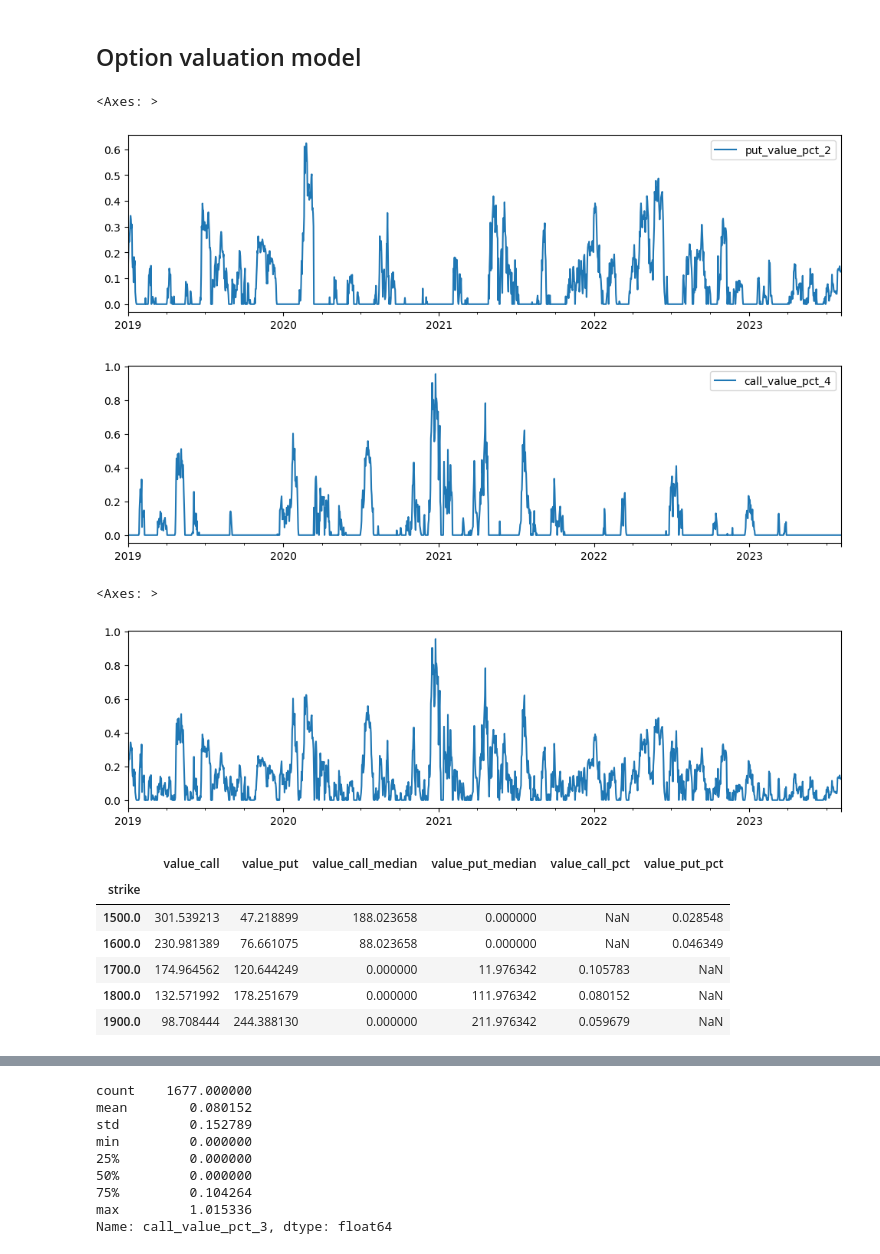
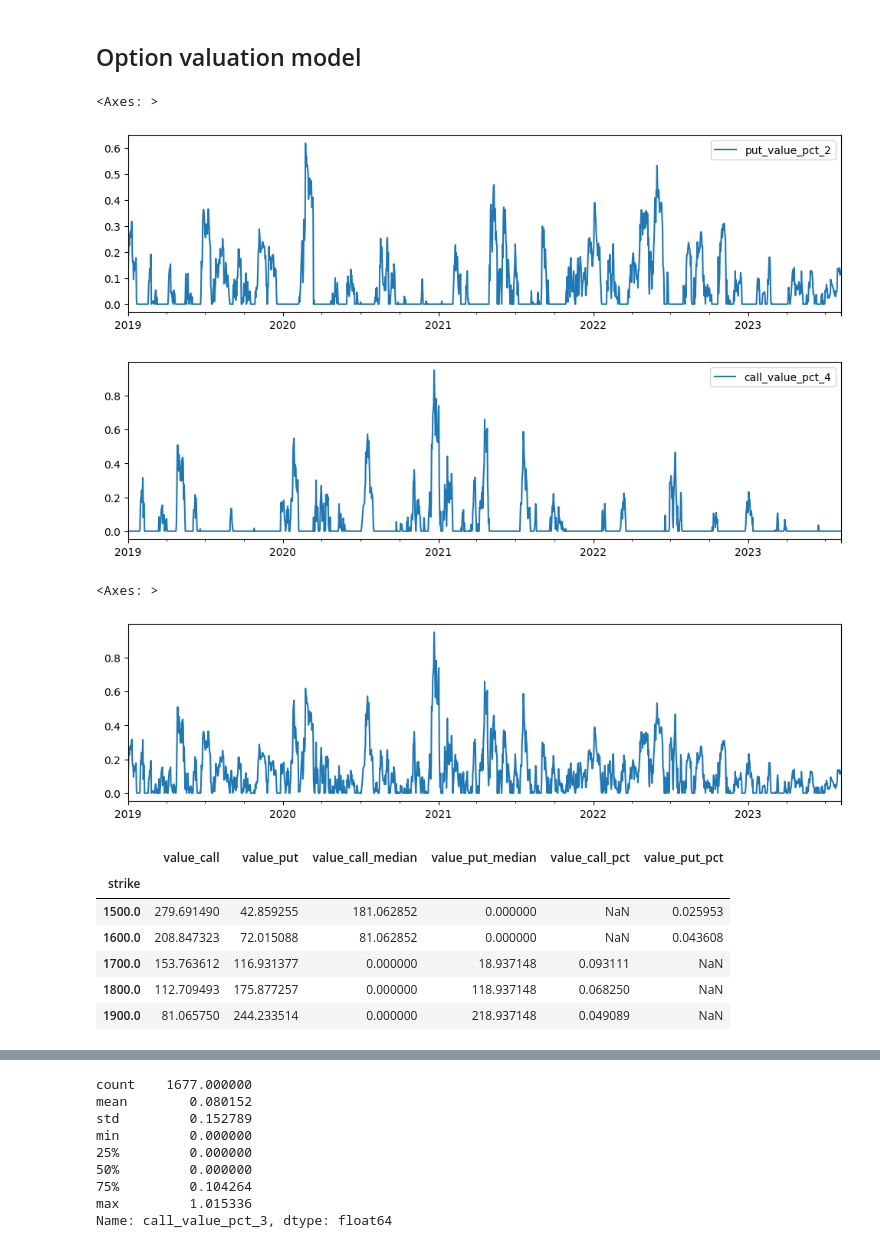
Before and after one commit to chris-ch/ethereum-prices, a Jupyter notebook: analyse-prices.ipynb, the cells around one changed output, grey strips where cells are left out. Cells and saved outputs as stored; diff of their text form; code cells hidden in the pictures.

```diff
--- a/analyse-prices.ipynb
+++ b/analyse-prices.ipynb
@@ -61,14 +60,45 @@ WINDOW_PERIOD = 21
+# %%
+TARGET_EXPIRY = date(2023, 9, 15)
+
+remaining_days = (TARGET_EXPIRY - date.today()).days
+
+instrument_code = 'ETH'
+headers = {"Content-Type": "application/json"}
+base_url = 'https://www.deribit.com/api/v2/public'
+get_current_price = f"{base_url}/get_index_price?index_name=eth_usd"
+response_current_price = requests.get(get_current_price, headers=headers)
+
+if response_current_price.status_code != 200:
+    raise IOError(f'request failed with error {response_current_price.status_code}')
+
+current_price = response_current_price.json()['result']['index_price']
+
+get_options = f"{base_url}/get_instruments?currency={instrument_code}&kind=option&expired=false"
+
+response_options = requests.get(get_options, headers=headers)
+
+if response_options.status_code != 200:
+    raise IOError(f'request failed with error {response_options.status_code}')
+
+result = response_options.json()['result']
+puts = {}
+calls = {}
+for option in result:
+    if option['option_type'] == 'put':
+        puts[(option['strike'], datetime.fromtimestamp(option['expiration_timestamp'] / 1000).date())] = option['instrument_id']
+    elif option['option_type'] == 'call':
+        calls[(option['strike'], datetime.fromtimestamp(option['expiration_timestamp'] / 1000).date())] = option['instrument_id']
 # %% [markdown]
 ## Draw-down probability
 # %%
-rolling_min_series = prices_df.groupby(prices_df.index.date)['low'].min().rolling(WINDOW_PERIOD).min()
-period_close_series = prices_df.groupby(prices_df.index.date)['close'].last().shift(-WINDOW_PERIOD)
+rolling_min_series = prices_df.groupby(prices_df.index.date)['low'].min().rolling(remaining_days).min()
+period_close_series = prices_df.groupby(prices_df.index.date)['close'].last().shift(-remaining_days)
 df = pandas.DataFrame({
     'daily_prices': daily_prices,
     'period_close_series': period_close_series,
     'rolling_min_series': rolling_min_series
 })
-df['rolling_min_series'] = df['rolling_min_series'].shift(-WINDOW_PERIOD)
+df['rolling_min_series'] = df['rolling_min_series'].shift(-remaining_days)
 df['drawdown_pct'] = -df['rolling_min_series'].divide(df['daily_prices']).subtract(1.).multiply(100.)
 df['period_perf_pct'] = df['period_close_series'].divide(df['daily_prices']).subtract(1.).multiply(100.)
 df.dropna(inplace=True)
@@ -84,7 +114,7 @@ axes = pandas.Series(frequencies, name='loss_distribution').plot(
     figsize=(12,4),
     grid=True,
     xticks=list(frequencies.keys()),
-    title=f'Loss distribution for {SYMBOL}\nover {WINDOW_PERIOD} days'
+    title=f'Loss distribution for {SYMBOL}\nover {remaining_days} days'
 )
 pyplot.gca().invert_xaxis()
 pyplot.xlabel('Loss (up to)')
@@ -138,55 +167,55 @@ Text(0.5, 1.0, 'Daily Performance Underlying')
 # %%
 def generate_strikes(price: float):
     closest_hundred = round(price / 100.) * 100.
     strikes = set()
     strikes.add(closest_hundred)
     for i in range(1, 3):
         strikes.add(closest_hundred + i * 100.)
         strikes.add(closest_hundred - i * 100.)
 
     return strikes
 
-strike_prices = list(generate_strikes(CURRENT_PRICE))
+strike_prices = list(generate_strikes(current_price))
 for count, strike_price in enumerate(strike_prices, start=1):
-    strike_factor = strike_price / CURRENT_PRICE
+    strike_factor = strike_price / current_price
     df[f'strike_{count}'] = df['daily_prices'].multiply(strike_factor)
     df[f'strike_pct_{count}'] = strike_factor
 
     df[f'call_value_{count}'] = df['period_close_series'].subtract(df[f'strike_{count}'])
     df[f'call_value_{count}'].loc[df[f'call_value_{count}'] < 0.] = 0.
     df[f'call_value_pct_{count}'] = df[f'call_value_{count}'].divide(df['daily_prices'])
 
     df[f'put_value_{count}'] = df[f'strike_{count}'].subtract(df['period_close_series'])
     df[f'put_value_{count}'].loc[df[f'put_value_{count}'] < 0.] = 0.
     df[f'put_value_pct_{count}'] = df[f'put_value_{count}'].divide(df['daily_prices'])
 
 
 df[['put_value_pct_2']].plot(figsize=(12,3))
 df[['call_value_pct_4']].plot(figsize=(12,3))
 # %% [output]
 <Axes: >
-[figure, old version]
+[figure, new version]
-[figure, old version]
+[figure, new version]
 # %%
 df['call_value_pct_4'].add(df['put_value_pct_2']).plot(figsize=(12,3))
 # %% [output]
 <Axes: >
-[figure, old version]
+[figure, new version]
 # %%
 option_chain = list()
 for count, strike_price in enumerate(strike_prices, start=1):
     strike_data = {
         'strike': strike_price,
-        'value_call': df[f'call_value_pct_{count}'].mean() * CURRENT_PRICE,
-        'value_put': df[f'put_value_pct_{count}'].mean() * CURRENT_PRICE,
-        'value_call_median': df[f'call_value_pct_{count}'].quantile(0.5) * CURRENT_PRICE,
-        'value_put_median': df[f'put_value_pct_{count}'].quantile(0.5) * CURRENT_PRICE,
+        'value_call': df[f'call_value_pct_{count}'].mean() * current_price,
+        'value_put': df[f'put_value_pct_{count}'].mean() * current_price,
+        'value_call_median': df[f'call_value_pct_{count}'].quantile(0.5) * current_price,
+        'value_put_median': df[f'put_value_pct_{count}'].quantile(0.5) * current_price,
         'value_call_pct': df[f'call_value_pct_{count}'].mean(),
         'value_put_pct': df[f'put_value_pct_{count}'].mean()
     }
-    if strike_price < CURRENT_PRICE:
+    if strike_price < current_price:
         strike_data['value_call_pct'] = None
-    if strike_price > CURRENT_PRICE:
+    if strike_price > current_price:
         strike_data['value_put_pct'] = None
 
     option_chain.append(strike_data)
@@ -195,8 +224,8 @@ pandas.DataFrame(option_chain).set_index('strike').sort_index()
 # %% [output]
 |  | value_call | value_put | value_call_median | value_put_median | value_call_pct | value_put_pct |
 | strike |  |  |  |  |  |  |
-| 1500.0 | 301.539213 | 47.218899 | 188.023658 | 0.000000 | NaN | 0.028548 |
-| 1600.0 | 230.981389 | 76.661075 | 88.023658 | 0.000000 | NaN | 0.046349 |
-| 1700.0 | 174.964562 | 120.644249 | 0.000000 | 11.976342 | 0.105783 | NaN |
-| 1800.0 | 132.571992 | 178.251679 | 0.000000 | 111.976342 | 0.080152 | NaN |
-| 1900.0 | 98.708444 | 244.388130 | 0.000000 | 211.976342 | 0.059679 | NaN |
+| 1500.0 | 279.691490 | 42.859255 | 181.062852 | 0.000000 | NaN | 0.025953 |
+| 1600.0 | 208.847323 | 72.015088 | 81.062852 | 0.000000 | NaN | 0.043608 |
+| 1700.0 | 153.763612 | 116.931377 | 0.000000 | 18.937148 | 0.093111 | NaN |
+| 1800.0 | 112.709493 | 175.877257 | 0.000000 | 118.937148 | 0.068250 | NaN |
+| 1900.0 | 81.065750 | 244.233514 | 0.000000 | 218.937148 | 0.049089 | NaN |
```
Also changed, not shown: parts of 8 cells of this notebook.
